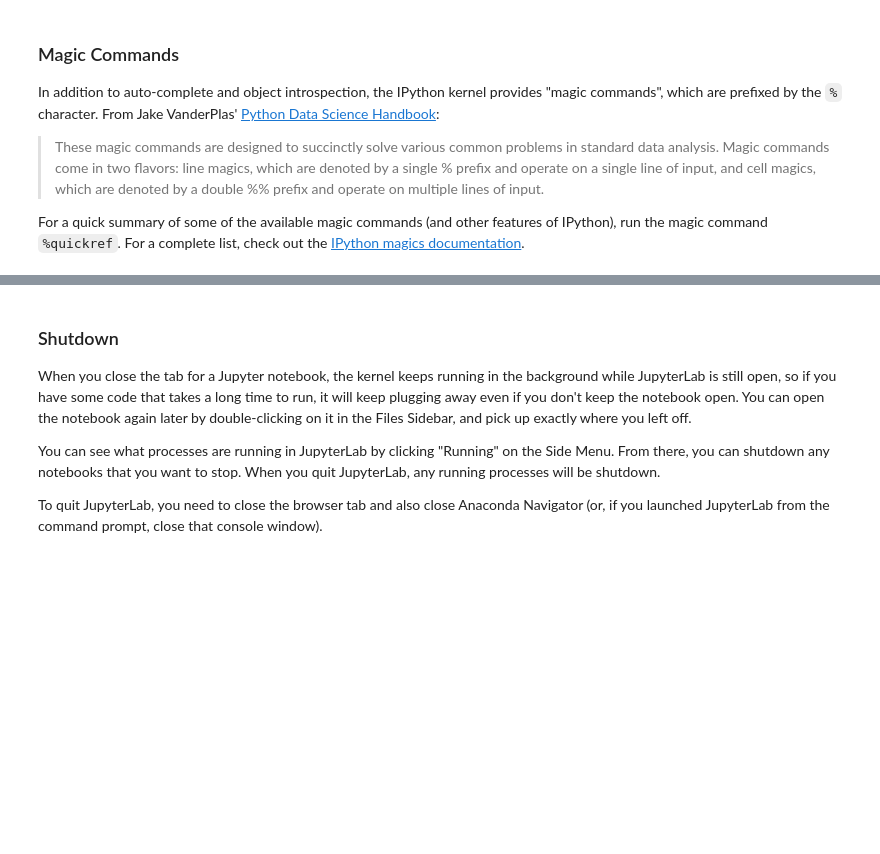
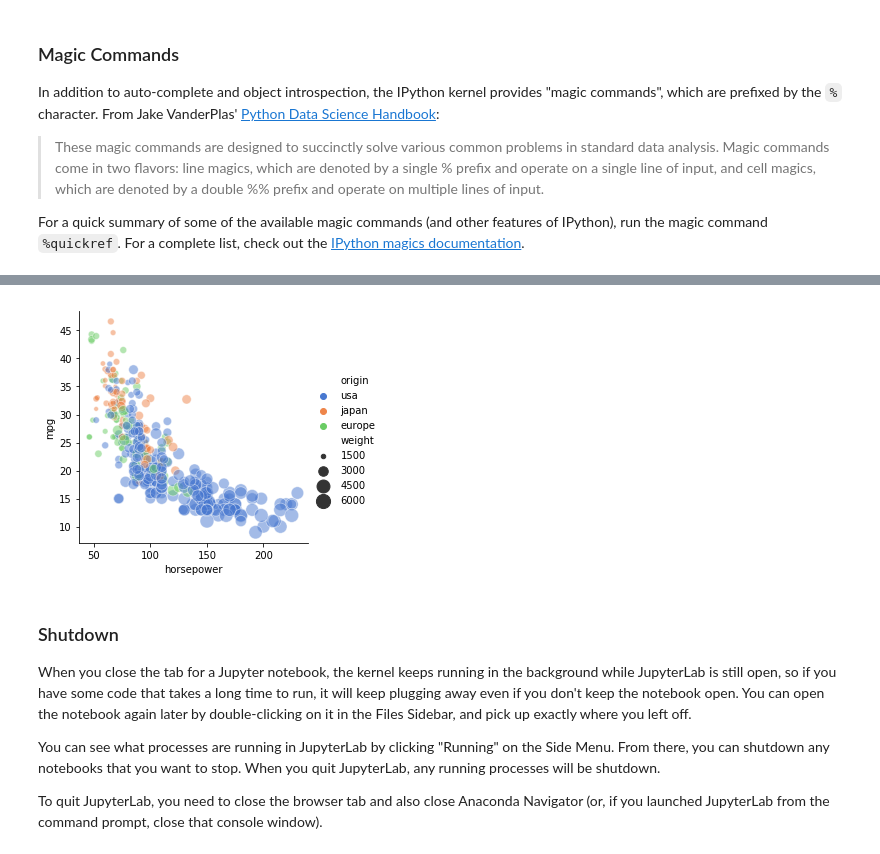
Before and after one commit to jenfly/jupyter-quickstart, a Jupyter notebook: quickstart.ipynb, the cells around one changed output, grey strips where cells are left out. Cells and saved outputs as stored; diff of their text form; code cells hidden in the pictures; blank space fills up the shorter version.

Commit message:
Add section on plotting

```diff
--- a/quickstart.ipynb
+++ b/quickstart.ipynb
@@ -249,3 +252,12 @@ For a quick summary of some of the available magic commands (and other features
+# %%
+# Load the example miles per gallon dataset
+mpg = sns.load_dataset('mpg')
+
+# Plot mpg vs. horsepower
+sns.relplot(data=mpg, x='horsepower', y='mpg', hue='origin', size='weight',
+            sizes=(20, 200), alpha=0.5, palette="muted", height=4);
+# %% [output]
+[figure, added]
 # %% [markdown]
 ### Shutdown
 
```
Also changed, not shown: parts of 3 cells of this notebook.
